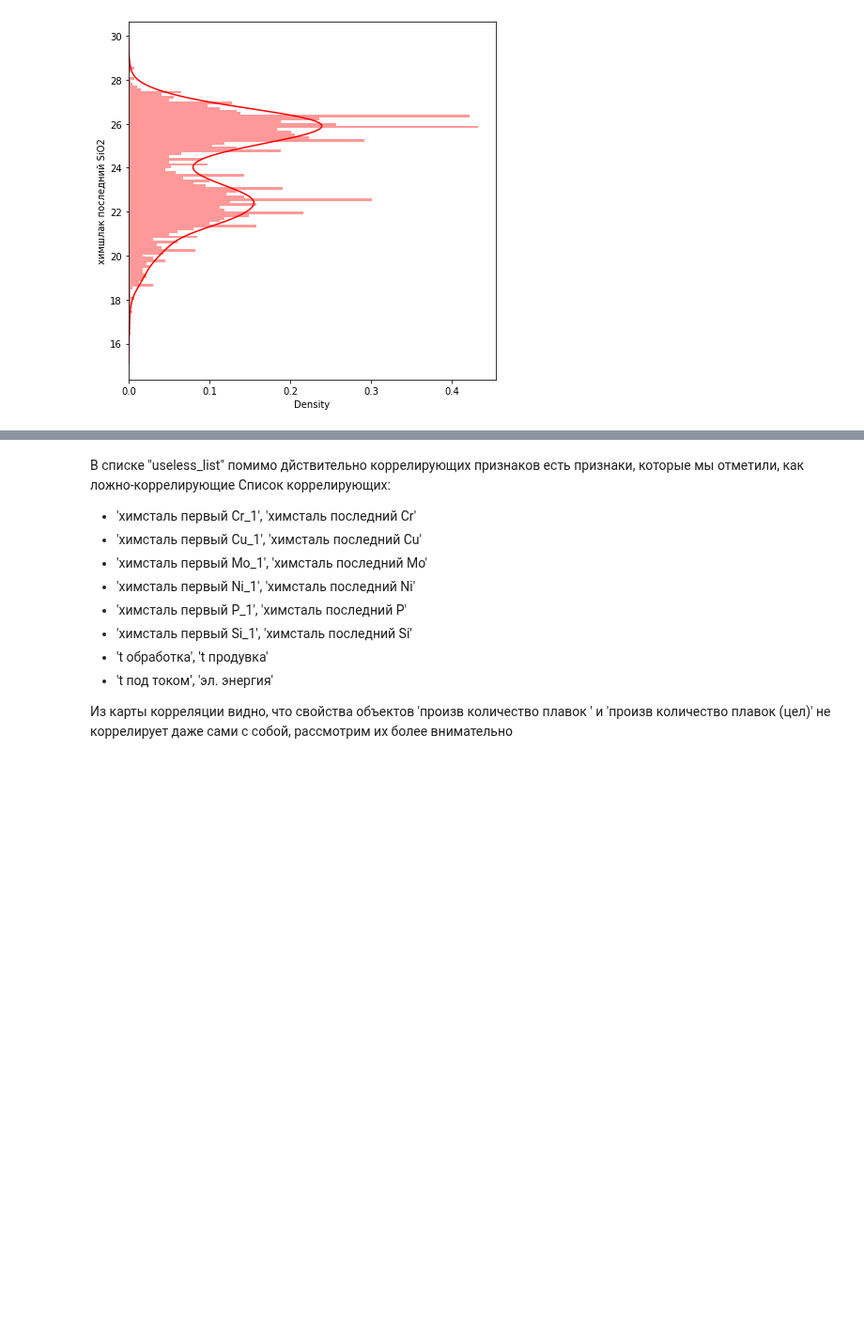
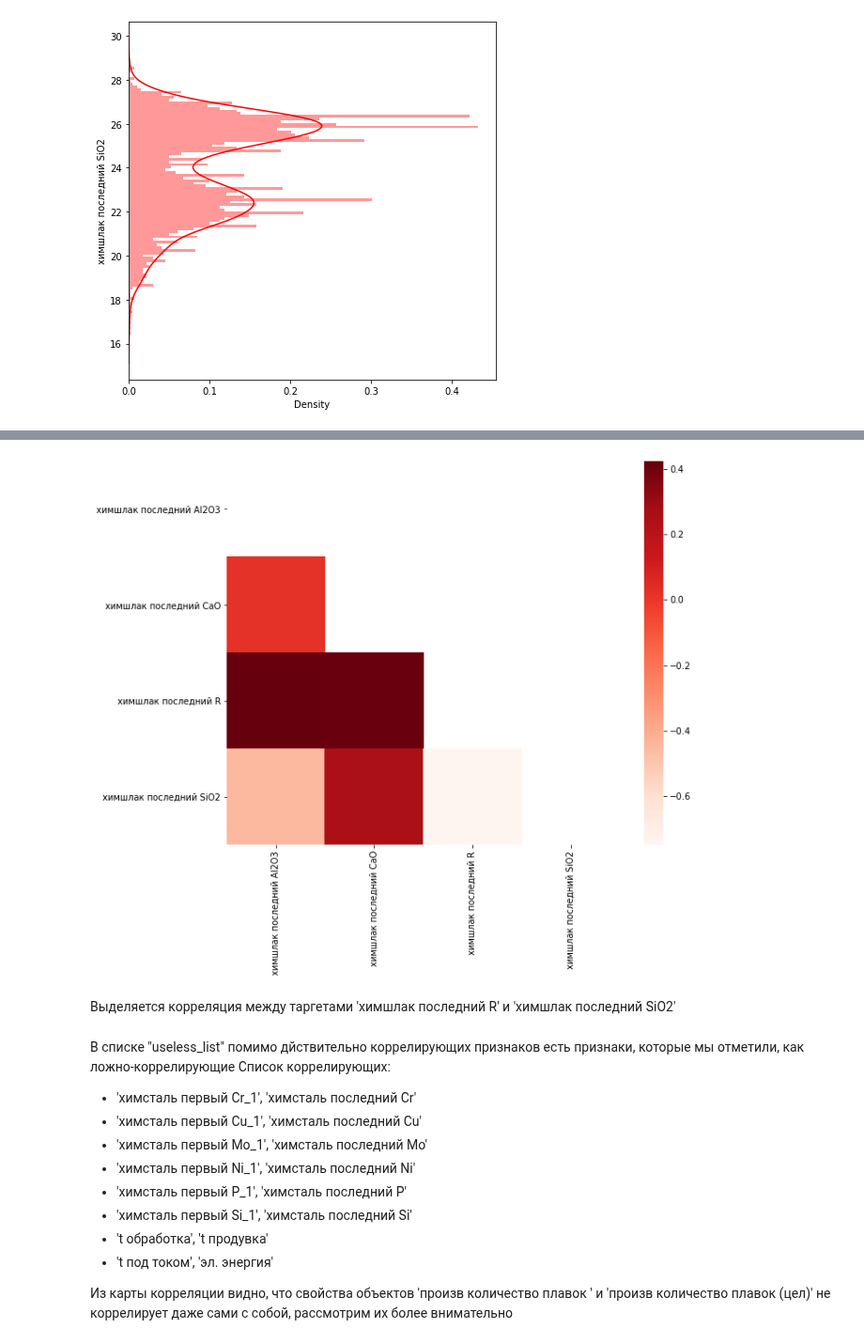
Before and after one commit to OnlyOneUseAcc/Evraz-SCC-prediction, a Jupyter notebook: EDA.ipynb, the cells around one changed output, grey strips where cells are left out. Shown at 94% size. Saved outputs shown, nothing was run; the diff lists cells and outputs as text; code cells hidden in the pictures; blank space fills up the shorter version.

```diff
--- a/EDA.ipynb
+++ b/EDA.ipynb
@@ -156,3 +167,13 @@ corr_data = normalized_data.drop(columns=target_columns).corr()
+# %%
+corr_matrix = normalized_data[target_columns].corr()
+diag_mask = np.triu(corr_matrix)
+fig, ax = plt.subplots(figsize=(10, 8))
+ax = sns.heatmap(corr_matrix, mask=diag_mask, cmap='Reds')
+fig.savefig(f'{SOURCE_DATA}correletion_map_target.png')
+# %% [output]
+[figure, added]
+# %% [markdown]
+Выделяется корреляция между таргетами 'химшлак последний R' и 'химшлак последний SiO2'
 # %%
 useless_list = []
 for ind in corr_data.index:
```
Also changed, not shown: parts of 16 cells of this notebook, 5 other files.
